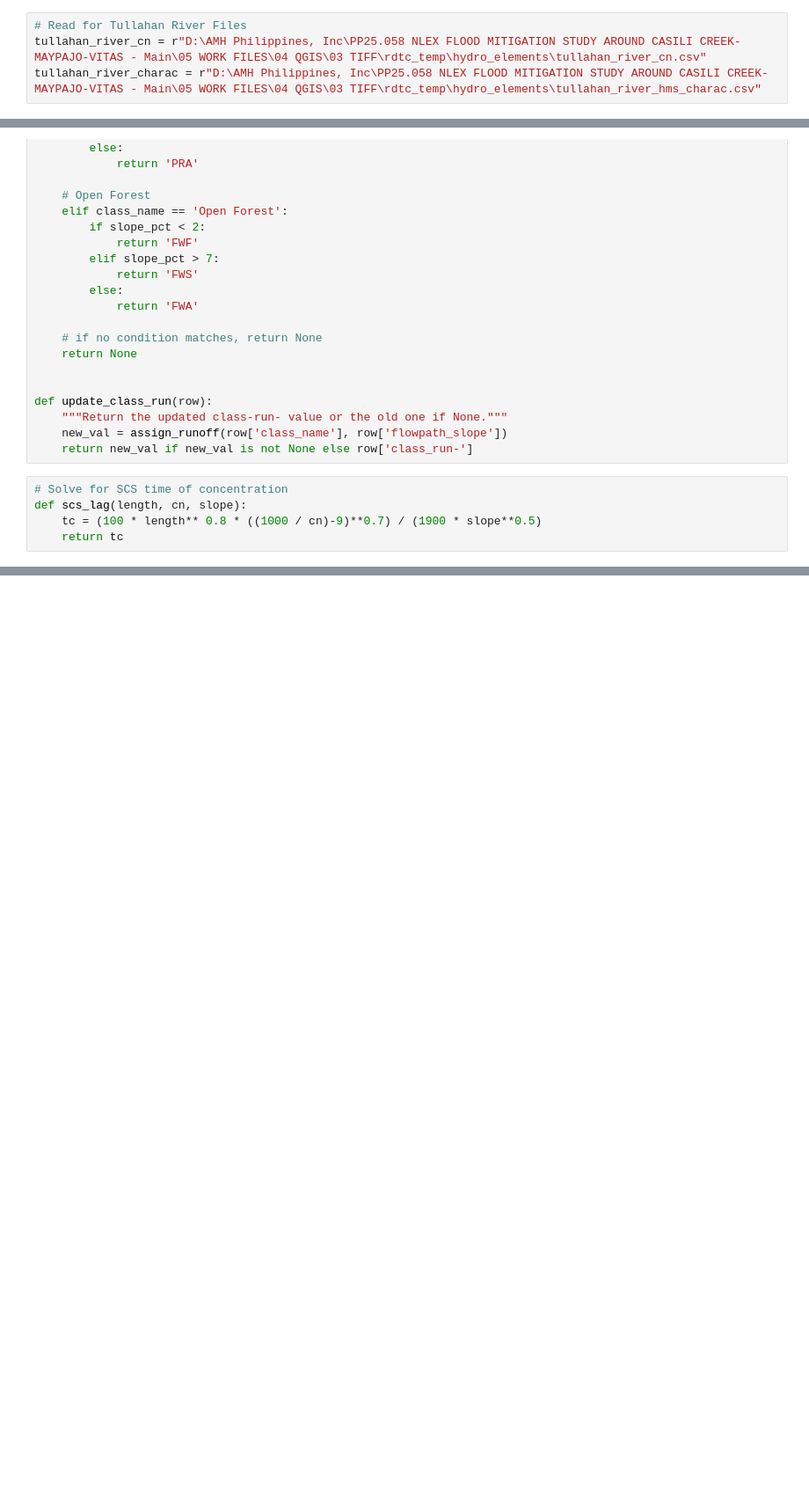
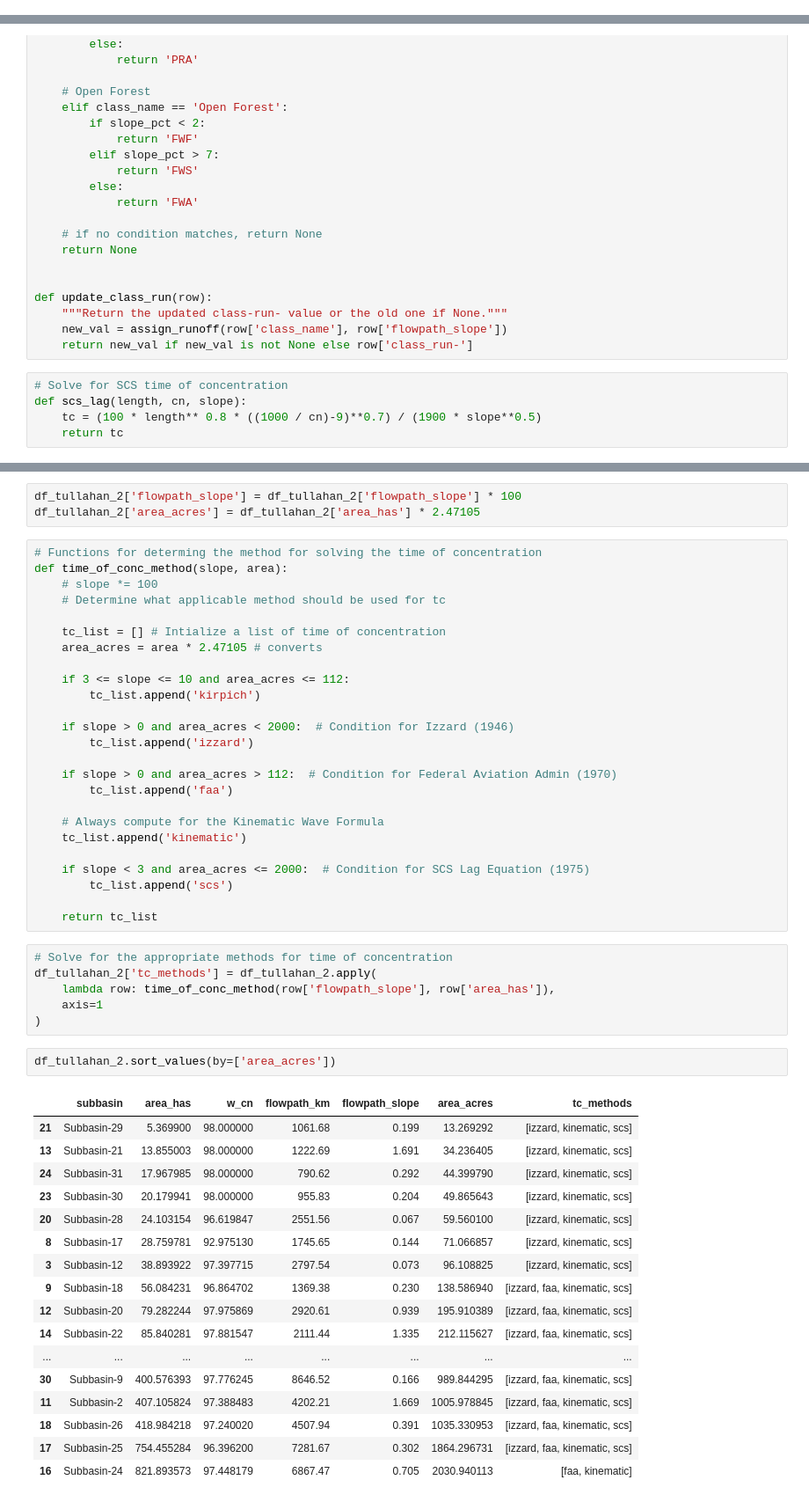
Before and after one commit to rdtcamingawan/pyqgis_amh, a Jupyter notebook: nlex/generate_tc.ipynb, the cells around one changed output, grey strips where cells are left out. Shown: that part at 88% size. Cells and saved outputs as stored; diff of their text form; blank space fills up the shorter version.

Commit message:
computes for tc methods

```diff
--- a/nlex/generate_tc.ipynb
+++ b/nlex/generate_tc.ipynb
@@ -112,10 +116,6 @@ dict_runoff_c = {
     }
 df_run_temp = pd.DataFrame(dict_runoff_c).add_suffix('-yr_run_c', axis=1)
 df_runoff_c = df_run_temp.rename(columns={'class_run_c-yr_run_c' : 'class_run_c'})
-# %%
-# Read for Tullahan River Files
-tullahan_river_cn = r"D:\AMH Philippines, Inc\PP25.058 NLEX FLOOD MITIGATION STUDY AROUND CASILI CREEK-MAYPAJO-VITAS - Main\05 WORK FILES\04 QGIS\03 TIFF\rdtc_temp\hydro_elements\tullahan_river_cn.csv"
-tullahan_river_charac = r"D:\AMH Philippines, Inc\PP25.058 NLEX FLOOD MITIGATION STUDY AROUND CASILI CREEK-MAYPAJO-VITAS - Main\05 WORK FILES\04 QGIS\03 TIFF\rdtc_temp\hydro_elements\tullahan_river_hms_charac.csv"
 # %%
 # Helper function for weighted averaging subbasin parameters get_w_ave(dataframe)
 def get_w_ave_df(dataframe):
@@ -237,0 +238,54 @@ df_tullahan_2['tc_scs'] = df_tullahan_2.apply(
+# %%
+df_tullahan_2['flowpath_slope'] = df_tullahan_2['flowpath_slope'] * 100
+df_tullahan_2['area_acres'] = df_tullahan_2['area_has'] * 2.47105
+# %%
+# Functions for determing the method for solving the time of concentration
+def time_of_conc_method(slope, area):
+    # slope *= 100
+    # Determine what applicable method should be used for tc
+
+    tc_list = [] # Intialize a list of time of concentration
+    area_acres = area * 2.47105 # converts
+
+    if 3 <= slope <= 10 and area_acres <= 112:
+        tc_list.append('kirpich')
+
+    if slope > 0 and area_acres < 2000:  # Condition for Izzard (1946)
+        tc_list.append('izzard')
+
+    if slope > 0 and area_acres > 112:  # Condition for Federal Aviation Admin (1970)
+        tc_list.append('faa')
+
+    # Always compute for the Kinematic Wave Formula
+    tc_list.append('kinematic')
+
+    if slope < 3 and area_acres <= 2000:  # Condition for SCS Lag Equation (1975)
+        tc_list.append('scs')
+
+    return tc_list
+# %%
+# Solve for the appropriate methods for time of concentration
+df_tullahan_2['tc_methods'] = df_tullahan_2.apply(
+    lambda row: time_of_conc_method(row['flowpath_slope'], row['area_has']),
+    axis=1
+)
+# %%
+df_tullahan_2.sort_values(by=['area_acres'])
+# %% [output]
+|  | subbasin | area_has | w_cn | flowpath_km | flowpath_slope | area_acres | tc_methods |
+| 21 | Subbasin-29 | 5.369900 | 98.000000 | 1061.68 | 0.199 | 13.269292 | [izzard, kinematic, scs] |
+| 13 | Subbasin-21 | 13.855003 | 98.000000 | 1222.69 | 1.691 | 34.236405 | [izzard, kinematic, scs] |
+| 24 | Subbasin-31 | 17.967985 | 98.000000 | 790.62 | 0.292 | 44.399790 | [izzard, kinematic, scs] |
+| 23 | Subbasin-30 | 20.179941 | 98.000000 | 955.83 | 0.204 | 49.865643 | [izzard, kinematic, scs] |
+| 20 | Subbasin-28 | 24.103154 | 96.619847 | 2551.56 | 0.067 | 59.560100 | [izzard, kinematic, scs] |
+| 8 | Subbasin-17 | 28.759781 | 92.975130 | 1745.65 | 0.144 | 71.066857 | [izzard, kinematic, scs] |
+| 3 | Subbasin-12 | 38.893922 | 97.397715 | 2797.54 | 0.073 | 96.108825 | [izzard, kinematic, scs] |
+| 9 | Subbasin-18 | 56.084231 | 96.864702 | 1369.38 | 0.230 | 138.586940 | [izzard, faa, kinematic, scs] |
+| 12 | Subbasin-20 | 79.282244 | 97.975869 | 2920.61 | 0.939 | 195.910389 | [izzard, faa, kinematic, scs] |
+| 14 | Subbasin-22 | 85.840281 | 97.881547 | 2111.44 | 1.335 | 212.115627 | [izzard, faa, kinematic, scs] |
+| ... | ... | ... | ... | ... | ... | ... | ... |
+| 30 | Subbasin-9 | 400.576393 | 97.776245 | 8646.52 | 0.166 | 989.844295 | [izzard, faa, kinematic, scs] |
+| 11 | Subbasin-2 | 407.105824 | 97.388483 | 4202.21 | 1.669 | 1005.978845 | [izzard, faa, kinematic, scs] |
+| 18 | Subbasin-26 | 418.984218 | 97.240020 | 4507.94 | 0.391 | 1035.330953 | [izzard, faa, kinematic, scs] |
+| 17 | Subbasin-25 | 754.455284 | 96.396200 | 7281.67 | 0.302 | 1864.296731 | [izzard, faa, kinematic, scs] |
+| 16 | Subbasin-24 | 821.893573 | 97.448179 | 6867.47 | 0.705 | 2030.940113 | [faa, kinematic] |
```
Also changed, not shown: parts of 2 cells of this notebook.
